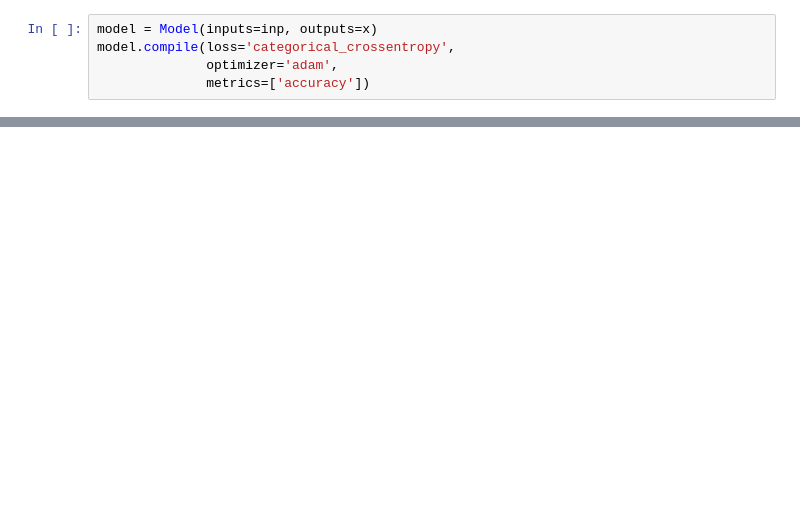
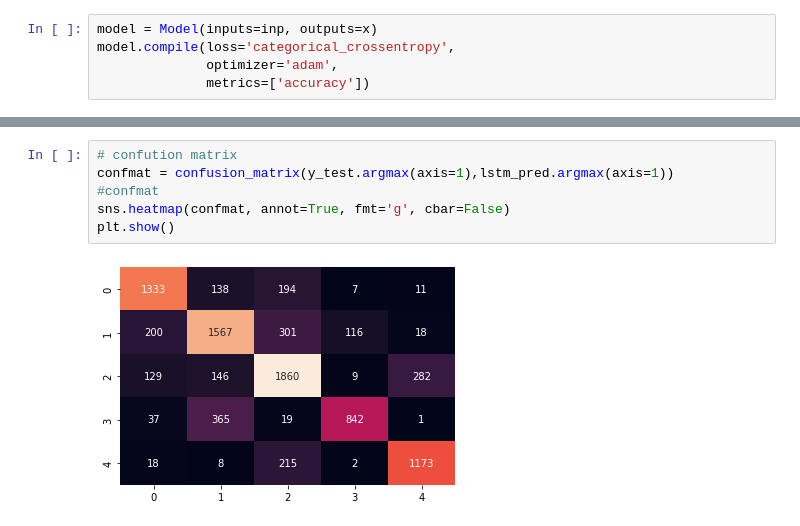
Before and after one commit to eus-lwq/covid_tweet_classification, a Jupyter notebook: LSTM.ipynb, the cells around one changed output, grey strips where cells are left out. Saved outputs shown, nothing was run; the diff lists cells and outputs as text; blank space fills up the shorter version.

```diff
--- a/LSTM.ipynb
+++ b/LSTM.ipynb
@@ -237,0 +282,8 @@ weighted avg       0.80      0.77      0.79      8991
+# %%
+# confution matrix
+confmat = confusion_matrix(y_test.argmax(axis=1),lstm_pred.argmax(axis=1))
+#confmat
+sns.heatmap(confmat, annot=True, fmt='g', cbar=False)
+plt.show()
+# %% [output]
+[figure, added]
```
Also changed, not shown: parts of 14 cells of this notebook.
